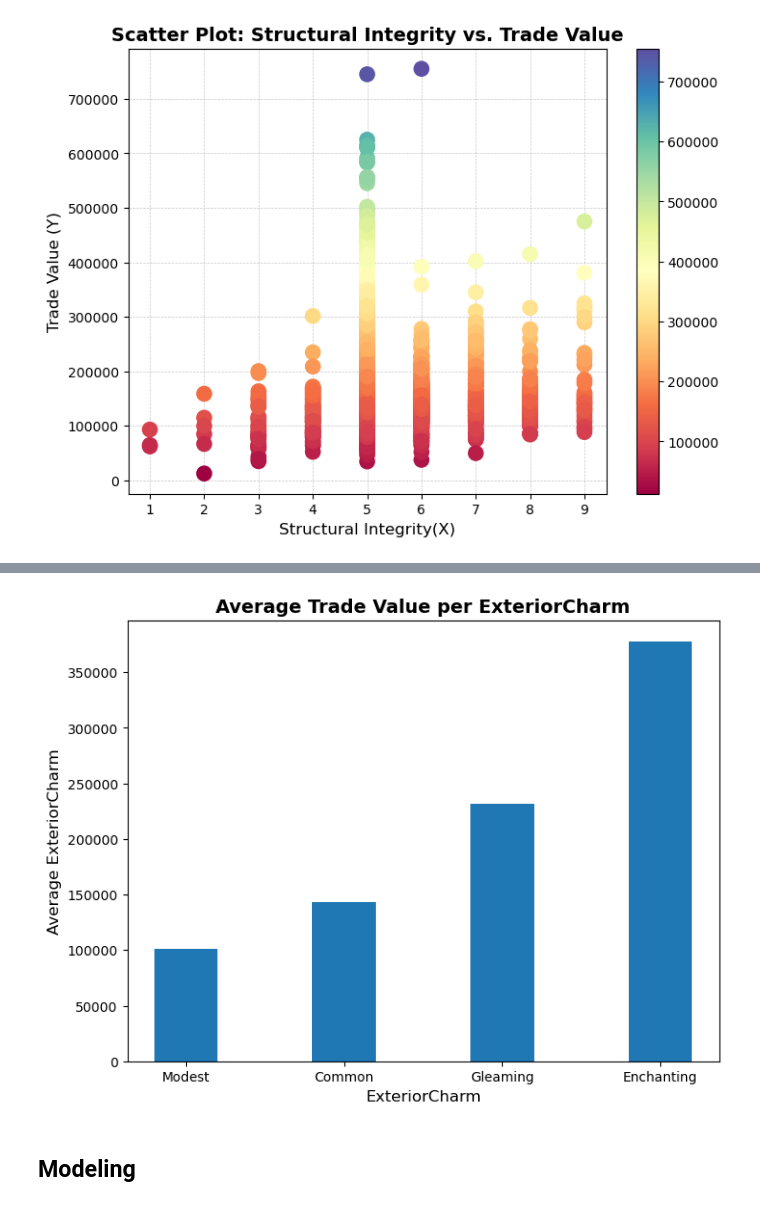
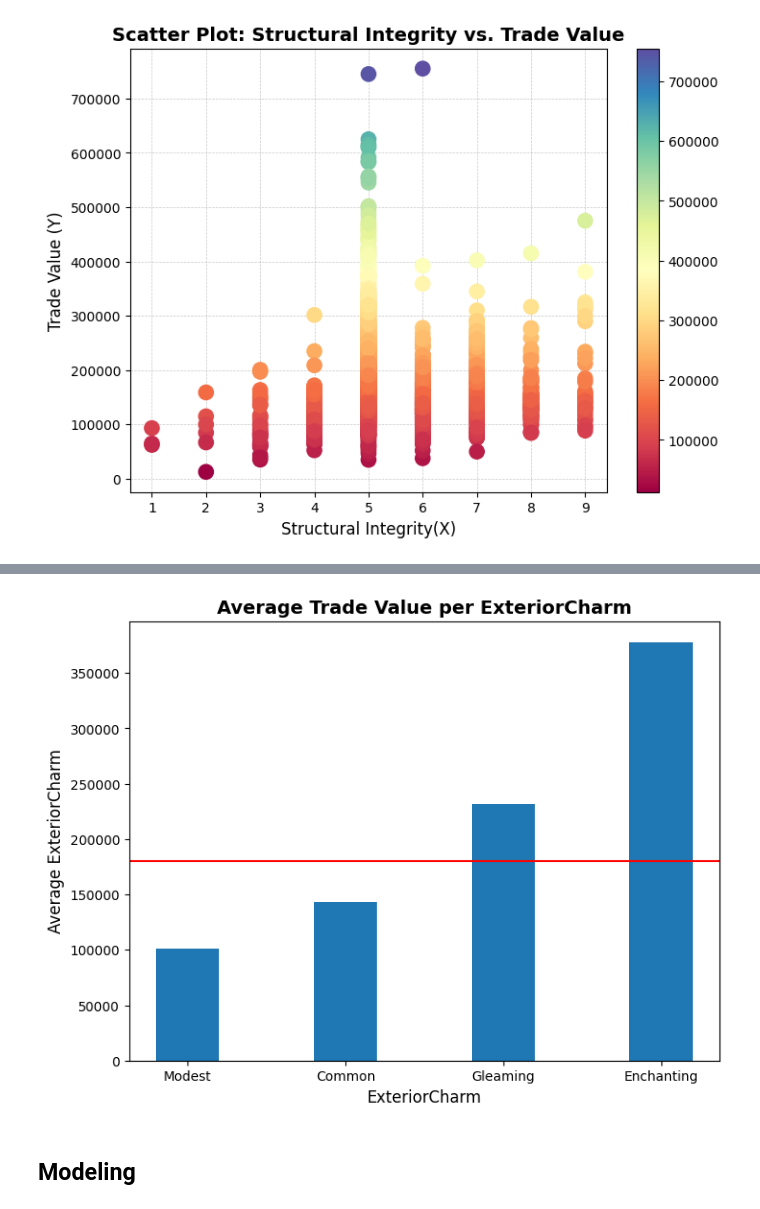
Before and after one commit to rayansamman/Slavic-Sultanate, a Jupyter notebook: src/second-iteration.ipynb, the cells around one changed output, grey strips where cells are left out. Cells and saved outputs as stored; diff of their text form; code cells hidden in the pictures.

```diff
--- a/src/second-iteration.ipynb
+++ b/src/second-iteration.ipynb
@@ -225,16 +246,18 @@ plt.show()
 # %%
 # Compute the average TradeValue per ExteriorCharm
 avgTradeValuePerCharm = df.groupby('ExteriorCharm')['TradeValue'].mean().sort_values()
 
 # Plot the bar chart
 plt.bar(avgTradeValuePerCharm.index, avgTradeValuePerCharm.values,width=0.4)
 
 # Labels and title
 plt.xlabel("ExteriorCharm", fontsize=12)
 plt.ylabel("Average ExteriorCharm", fontsize=12)
+
+plt.axhline(180000, color='red', alpha=1)
 plt.title("Average Trade Value per ExteriorCharm", fontsize=14, fontweight='bold')
 plt.show()
 # %% [output]
-[figure, old version]
+[figure, new version]
 # %% [markdown]
 ## Modeling
```
Also changed, not shown: parts of 6 cells of this notebook, 1 other file.
